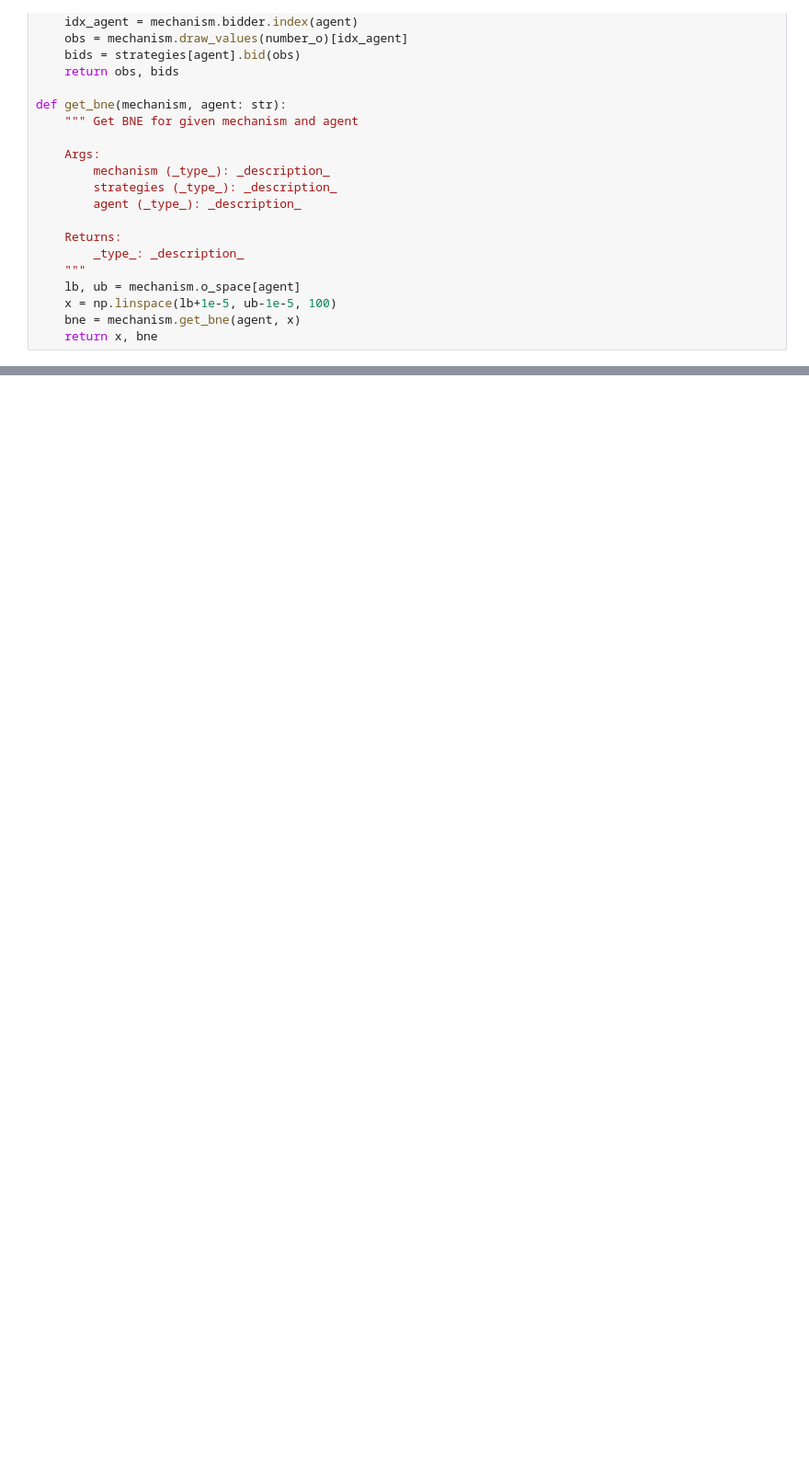
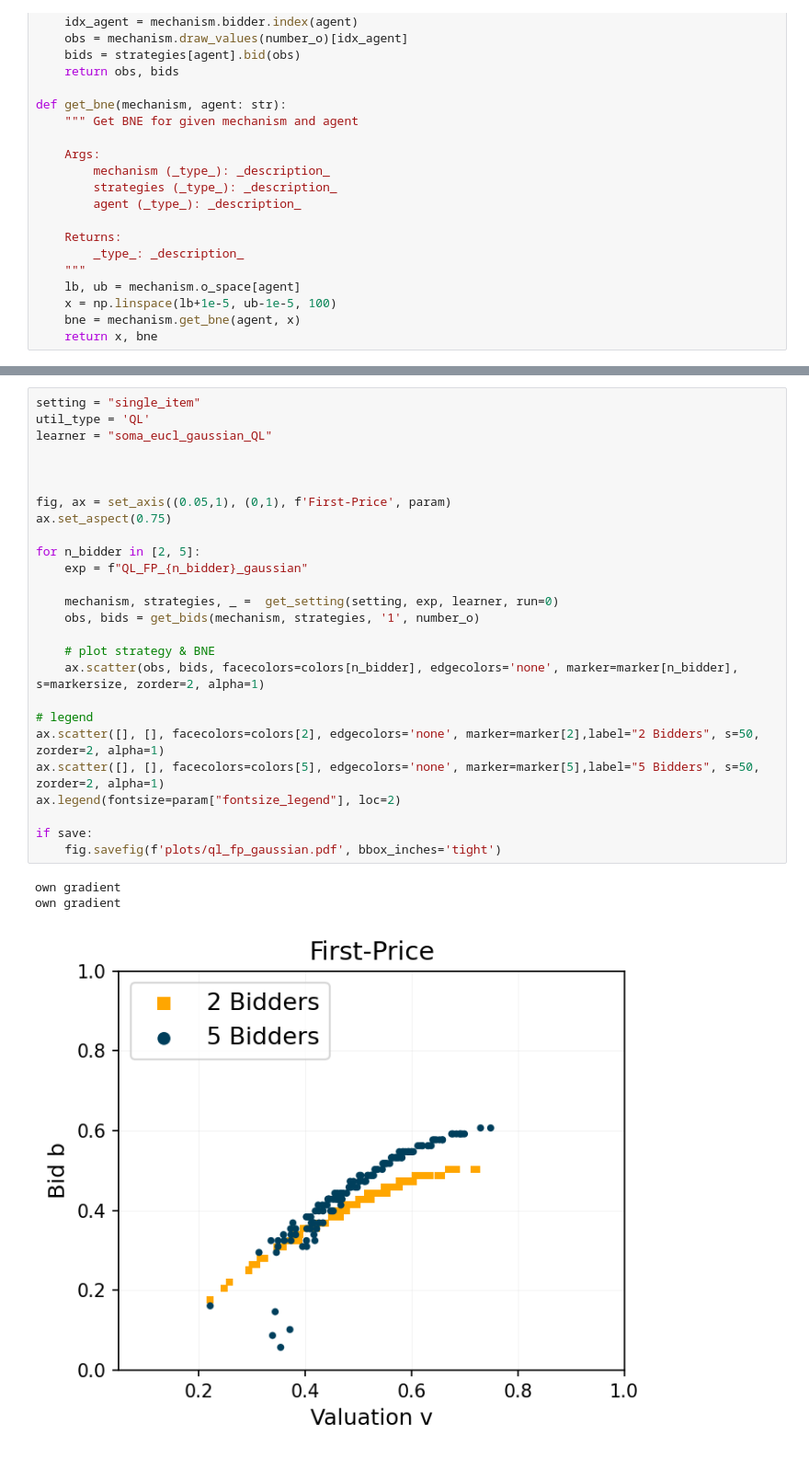
Before and after one commit to MOberlechner/soda, a Jupyter notebook: experiment/soda_util/results/plots.ipynb, the cells around one changed output, grey strips where cells are left out. Shown: that part at 92% size. Drawn from its saved outputs; the diff is of its cells as text; blank space fills up the shorter version.

```diff
--- a/experiment/soda_util/results/plots.ipynb
+++ b/experiment/soda_util/results/plots.ipynb
@@ -93,0 +106,30 @@ def set_axis(xlim, ylim, title, param, xlabel: str="Observation o", ylabel: str=
+# %%
+setting = "single_item"
+util_type = 'QL'
+learner = "soma_eucl_gaussian_QL"
+
+
+
+fig, ax = set_axis((0.05,1), (0,1), f'First-Price', param)
+ax.set_aspect(0.75)
+
+for n_bidder in [2, 5]:
+    exp = f"QL_FP_{n_bidder}_gaussian"
+
+    mechanism, strategies, _ =  get_setting(setting, exp, learner, run=0)
+    obs, bids = get_bids(mechanism, strategies, '1', number_o)
+
+    # plot strategy & BNE
+    ax.scatter(obs, bids, facecolors=colors[n_bidder], edgecolors='none', marker=marker[n_bidder], s=markersize, zorder=2, alpha=1)
+
+# legend
+ax.scatter([], [], facecolors=colors[2], edgecolors='none', marker=marker[2],label="2 Bidders", s=50, zorder=2, alpha=1)
+ax.scatter([], [], facecolors=colors[5], edgecolors='none', marker=marker[5],label="5 Bidders", s=50, zorder=2, alpha=1)
+ax.legend(fontsize=param["fontsize_legend"], loc=2)
+
+if save:
+    fig.savefig(f'plots/ql_fp_gaussian.pdf', bbox_inches='tight')
+# %% [output]
+own gradient
+own gradient
+[figure, added]
```
Also changed, not shown: parts of 21 cells of this notebook.
